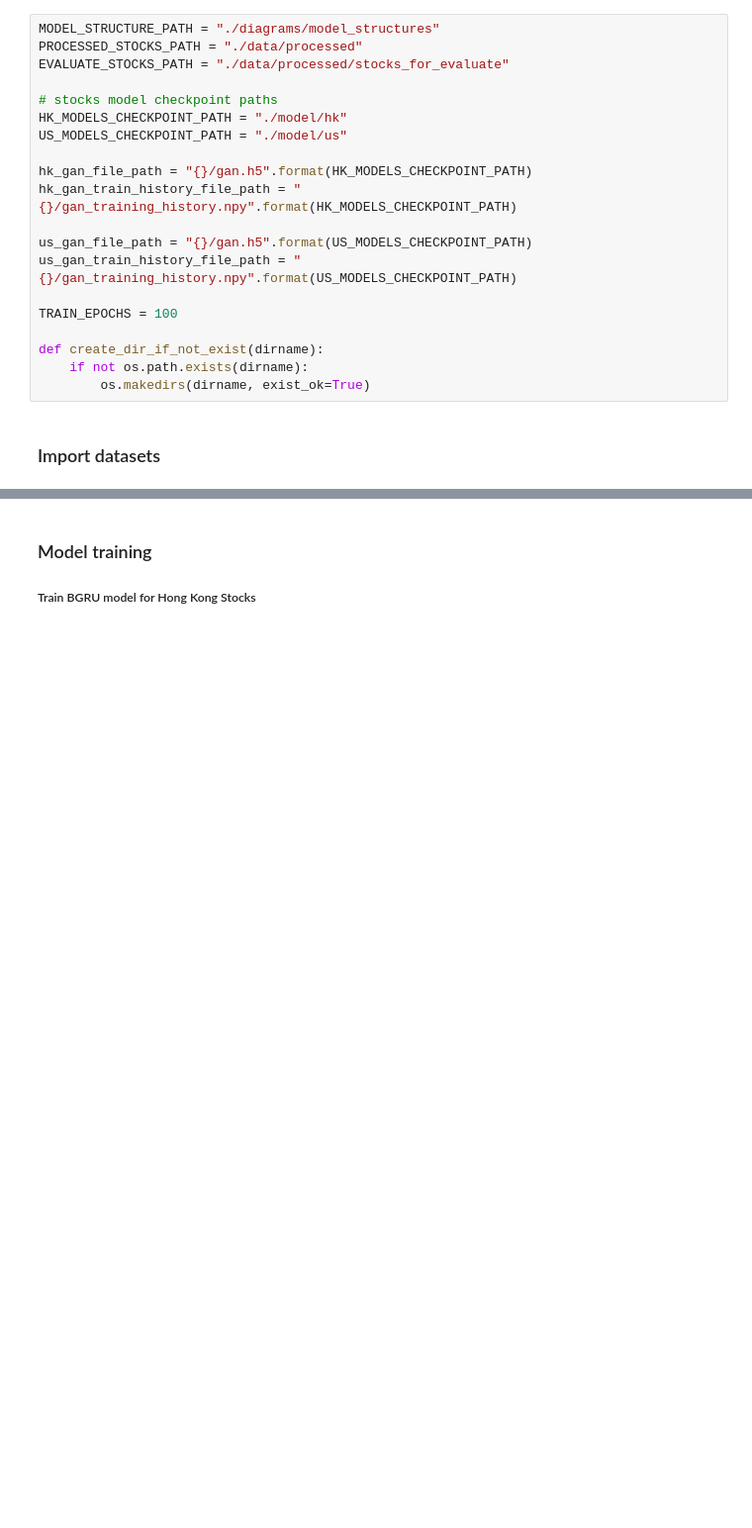
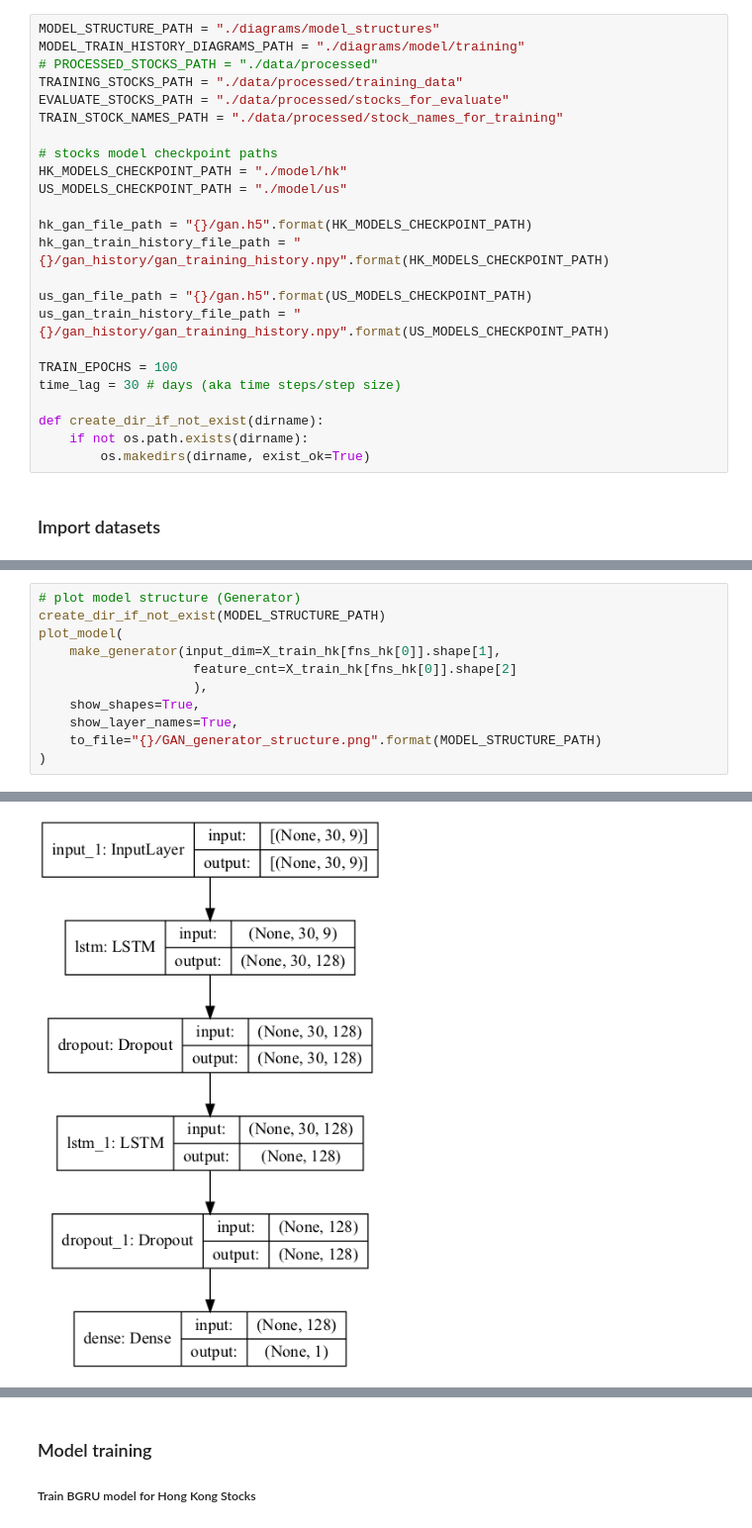
Before and after one commit to wilsonvolker/comparative-study-bgru-gan-model, a Jupyter notebook: 3.2. Model Training - GAN.ipynb, the cells around one changed output, grey strips where cells are left out. Shown at 99% size. Saved outputs shown, nothing was run; the diff lists cells and outputs as text; blank space fills up the shorter version.

Commit message:
added the lstm code for generator, need to do the cnn code for discriminator and also the detailed train steps.

```diff
--- a/3.2. Model Training - GAN.ipynb
+++ b/3.2. Model Training - GAN.ipynb
@@ -19,20 +19,24 @@ from keras.callbacks import ModelCheckpoint, EarlyStopping
 ### Common variables and functions
 # %%
 MODEL_STRUCTURE_PATH = "./diagrams/model_structures"
-PROCESSED_STOCKS_PATH = "./data/processed"
+MODEL_TRAIN_HISTORY_DIAGRAMS_PATH = "./diagrams/model/training"
+# PROCESSED_STOCKS_PATH = "./data/processed"
+TRAINING_STOCKS_PATH = "./data/processed/training_data"
 EVALUATE_STOCKS_PATH = "./data/processed/stocks_for_evaluate"
+TRAIN_STOCK_NAMES_PATH = "./data/processed/stock_names_for_training"
 
 # stocks model checkpoint paths
 HK_MODELS_CHECKPOINT_PATH = "./model/hk"
 US_MODELS_CHECKPOINT_PATH = "./model/us"
 
 hk_gan_file_path = "{}/gan.h5".format(HK_MODELS_CHECKPOINT_PATH)
-hk_gan_train_history_file_path = "{}/gan_training_history.npy".format(HK_MODELS_CHECKPOINT_PATH)
+hk_gan_train_history_file_path = "{}/gan_history/gan_training_history.npy".format(HK_MODELS_CHECKPOINT_PATH)
 
 us_gan_file_path = "{}/gan.h5".format(US_MODELS_CHECKPOINT_PATH)
-us_gan_train_history_file_path = "{}/gan_training_history.npy".format(US_MODELS_CHECKPOINT_PATH)
+us_gan_train_history_file_path = "{}/gan_history/gan_training_history.npy".format(US_MODELS_CHECKPOINT_PATH)
 
 TRAIN_EPOCHS = 100
+time_lag = 30 # days (aka time steps/step size)
 
 def create_dir_if_not_exist(dirname):
     if not os.path.exists(dirname):
@@ -62,0 +202,12 @@ https://github.com/grudloff/stock_market_GAN
+# %%
+# plot model structure (Generator)
+create_dir_if_not_exist(MODEL_STRUCTURE_PATH)
+plot_model(
+    make_generator(input_dim=X_train_hk[fns_hk[0]].shape[1],
+                    feature_cnt=X_train_hk[fns_hk[0]].shape[2]
+                    ),
+    show_shapes=True,
+    show_layer_names=True,
+    to_file="{}/GAN_generator_structure.png".format(MODEL_STRUCTURE_PATH)
+)
+# %% [output]
@@ -62,0 +233 @@ https://github.com/grudloff/stock_market_GAN
+[figure, added]
```
Also changed, not shown: parts of 10 cells of this notebook.
